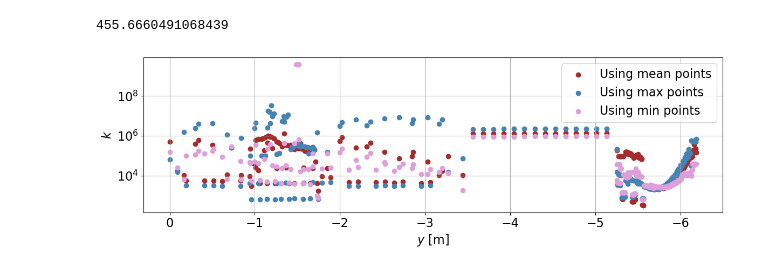
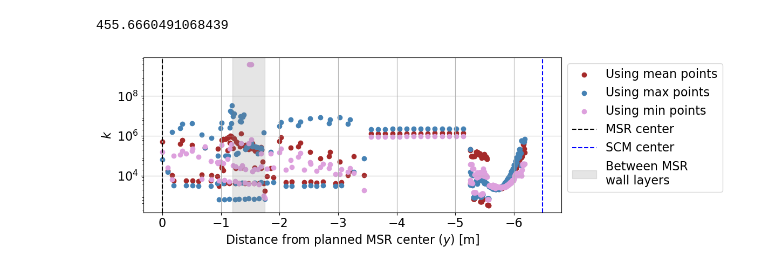
Before and after one commit to eklem1/AdiabaticSpinTransp, a Jupyter notebook: CalculatingK_fromMaps.ipynb, the cells around one changed output. Drawn from its saved outputs; the diff is of its cells as text; code cells hidden in the pictures.

```diff
--- a/CalculatingK_fromMaps.ipynb
+++ b/CalculatingK_fromMaps.ipynb
@@ -1152,23 +1159,30 @@ for index, k in enumerate(moreKs_mean):
 # %%
 plt.rcParams.update({'font.size': 16})
 fig = plt.figure(figsize=(12,4))
-
+ax = plt.gca()
 plt.scatter(df_meanKs['y'], df_meanKs['k'], label="Using mean points", color="brown")
 plt.scatter(df_maxKs['y'], df_maxKs['k'], label="Using max points", color="steelblue")
 plt.scatter(df_minKs['y'], df_minKs['k'], label="Using min points", color="plum")
 
 # plt.scatter(df_means['y'], moreKs_mean, label="Equ. 3.12 - mean", color='r')
 
-plt.xlabel("$y$ [m]")
+plt.axvline(x=0, ls="--", c="black", label="MSR center")
+plt.axvline(x=-6.49, ls="--", c="blue", label="SCM center")
+plt.axvspan(-2.4/2, -3.5/2, color='gray', alpha=0.2, label="Between MSR \nwall layers")
+
+plt.xlabel('Distance from planned MSR center ($y$) [m]')
 plt.ylabel("$k$")
-# plt.ylim(-1, 200000)
 plt.yscale('log')
-plt.legend()
+plt.legend(bbox_to_anchor=(1.0, 1.), loc="upper left")
 plt.grid()
 
 plt.gca().invert_xaxis()
+ax.yaxis.get_minor_locator().set_params(numticks=99, subs=[.2, .4, .6, .8])
+
 plt.tight_layout()
-plt.savefig('Photos/InterpolatedMesonHall_K.png', transparent=True)
+plt.savefig('thesisPlots/InterpolatedMesonHall_K.png', transparent=True)
+# plt.savefig('Photos/InterpolatedMesonHall_K.png', transparent=True)
+
 plt.show()
 # %% [output]
-[figure, old version]
+[figure, new version]
```
Also changed, not shown: parts of 5 cells of this notebook, 48 other files.
